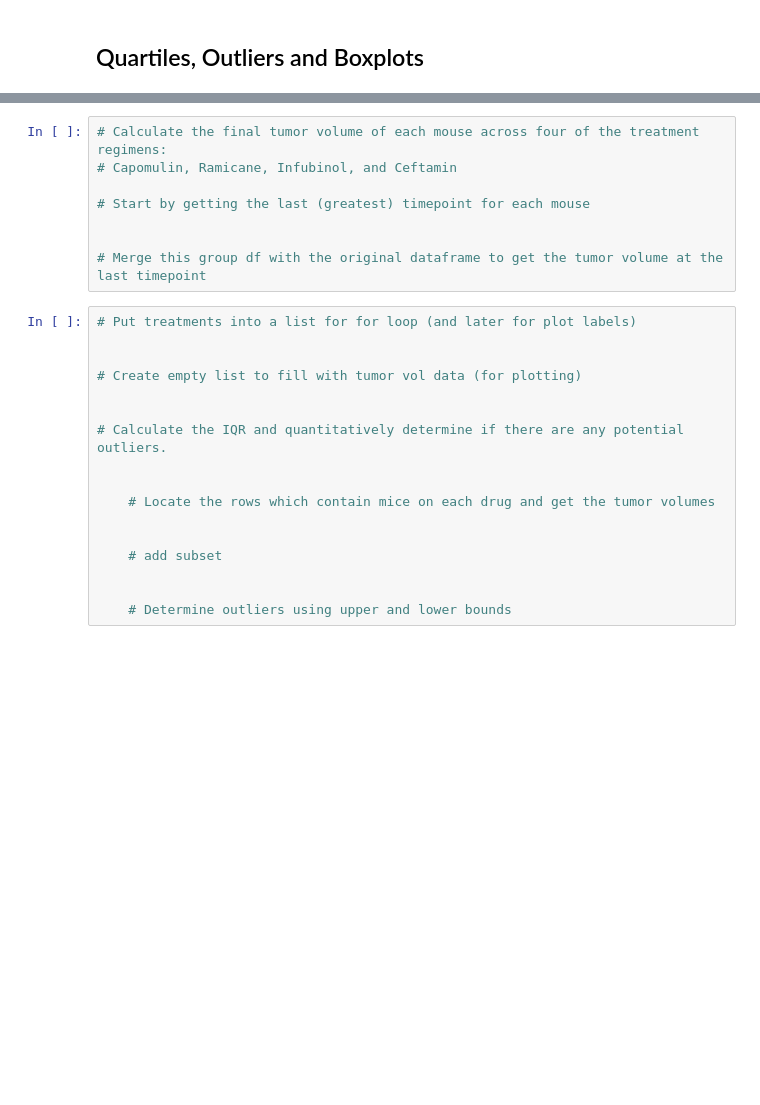
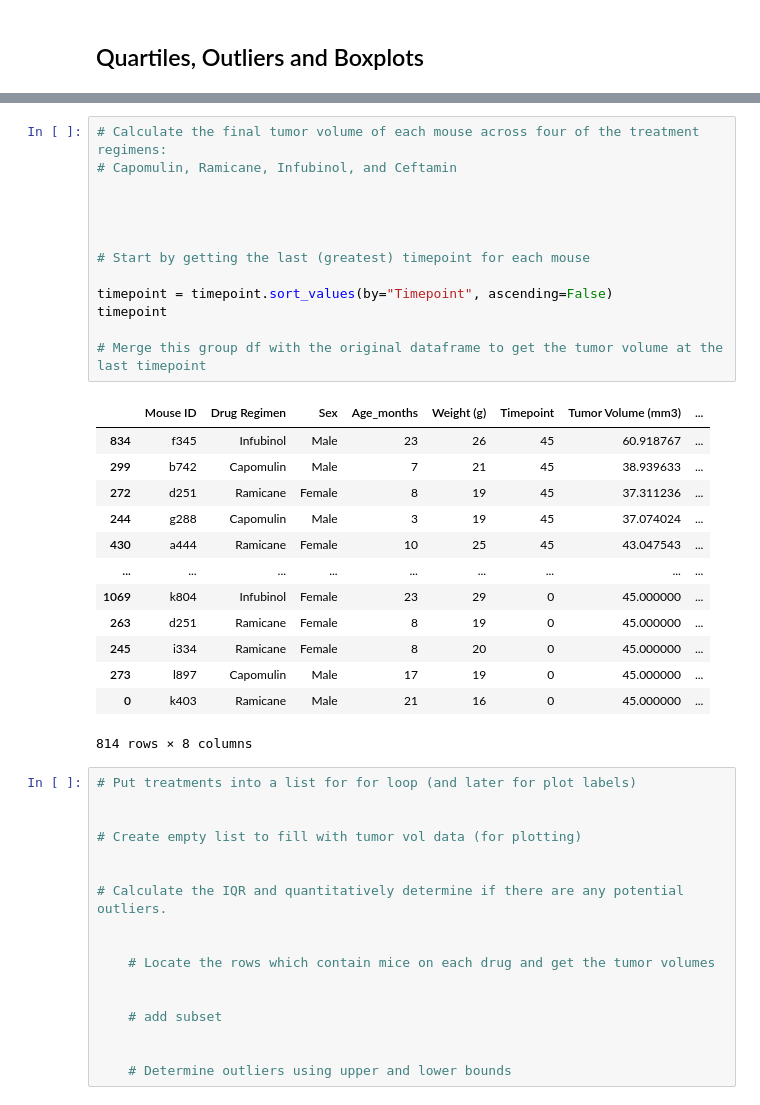
Before and after one commit to mattinglyjen/Matplotlib, a Jupyter notebook: Instructions/Pymaceuticals/pymaceuticals_starter.ipynb, the cells around one changed output, grey strips where cells are left out. Cells and saved outputs as stored; diff of their text form; blank space fills up the shorter version.

```diff
--- a/Instructions/Pymaceuticals/pymaceuticals_starter.ipynb
+++ b/Instructions/Pymaceuticals/pymaceuticals_starter.ipynb
@@ -181,11 +209,30 @@ plt.pie(sex_values, labels=labels, colors=colors, autopct="%1.1f%%")
 # %%
 # Calculate the final tumor volume of each mouse across four of the treatment regimens:
 # Capomulin, Ramicane, Infubinol, and Ceftamin
 
+
+
+
 # Start by getting the last (greatest) timepoint for each mouse
 
+timepoint = timepoint.sort_values(by="Timepoint", ascending=False)
+timepoint
 
 # Merge this group df with the original dataframe to get the tumor volume at the last timepoint
+# %% [output]
+|  | Mouse ID | Drug Regimen | Sex | Age_months | Weight (g) | Timepoint | Tumor Volume (mm3) | ... |
+| 834 | f345 | Infubinol | Male | 23 | 26 | 45 | 60.918767 | ... |
+| 299 | b742 | Capomulin | Male | 7 | 21 | 45 | 38.939633 | ... |
+| 272 | d251 | Ramicane | Female | 8 | 19 | 45 | 37.311236 | ... |
+| 244 | g288 | Capomulin | Male | 3 | 19 | 45 | 37.074024 | ... |
+| 430 | a444 | Ramicane | Female | 10 | 25 | 45 | 43.047543 | ... |
+| ... | ... | ... | ... | ... | ... | ... | ... | ... |
+| 1069 | k804 | Infubinol | Female | 23 | 29 | 0 | 45.000000 | ... |
+| 263 | d251 | Ramicane | Female | 8 | 19 | 0 | 45.000000 | ... |
+| 245 | i334 | Ramicane | Female | 8 | 20 | 0 | 45.000000 | ... |
+| 273 | l897 | Capomulin | Male | 17 | 19 | 0 | 45.000000 | ... |
+| 0 | k403 | Ramicane | Male | 21 | 16 | 0 | 45.000000 | ... |
+814 rows × 8 columns
 # %%
 # Put treatments into a list for for loop (and later for plot labels)
 
```
Also changed, not shown: parts of 4 cells of this notebook.
